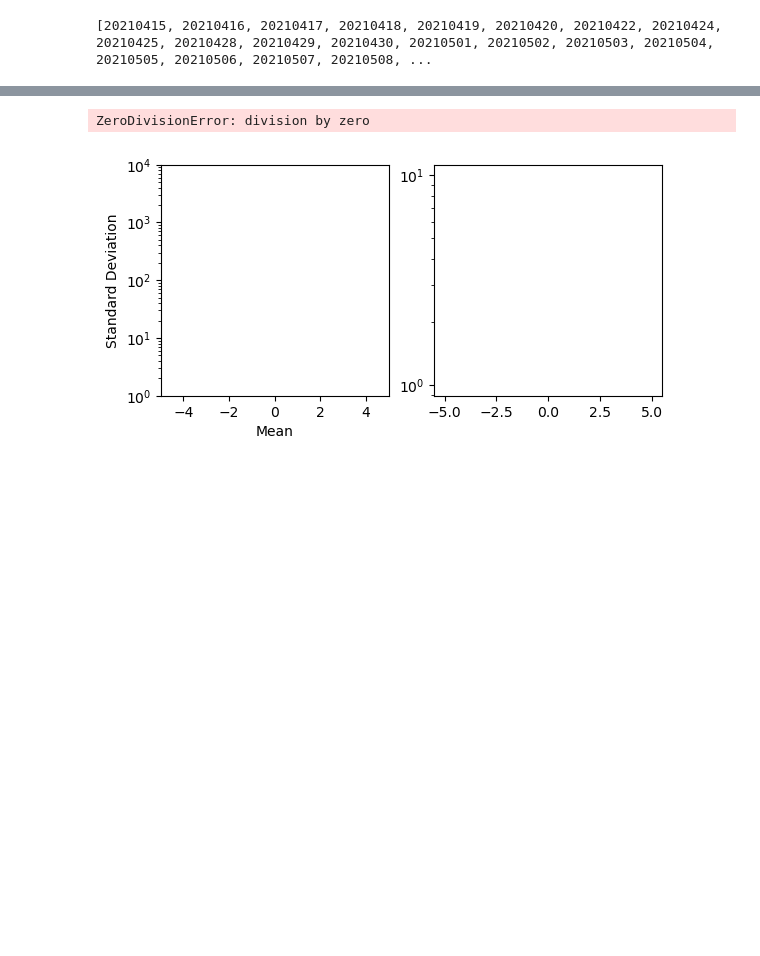
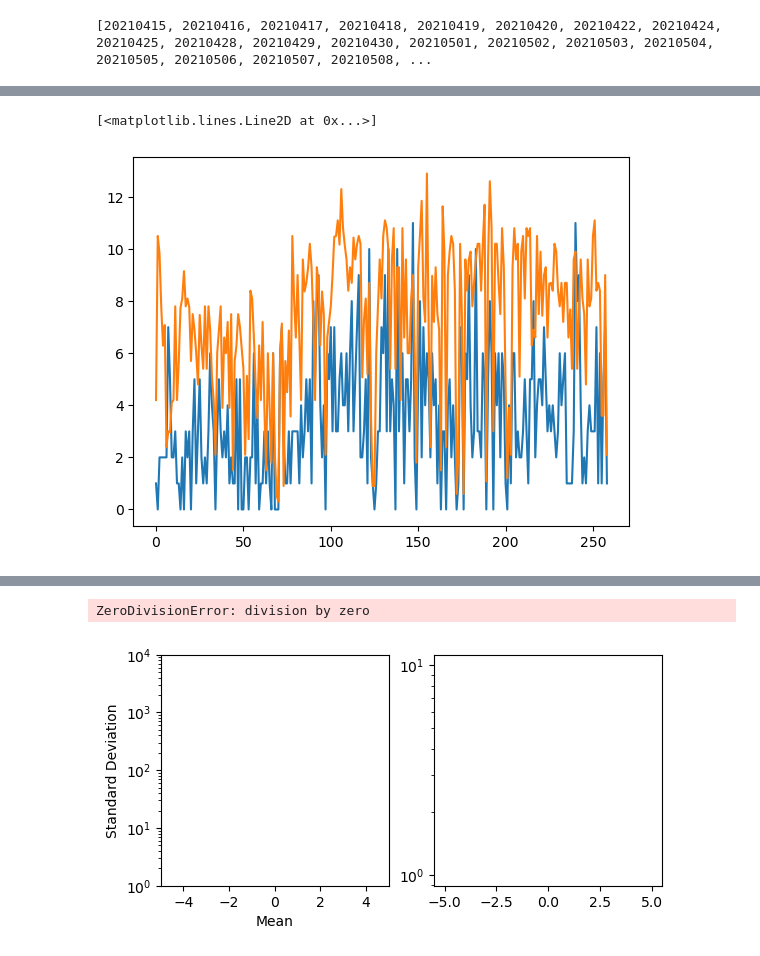
Before and after one commit to forero/desidatavalidation, a Jupyter notebook: nb/compare_sframes.ipynb, the cells around one changed output, grey strips where cells are left out. Cells and saved outputs as stored; diff of their text form; code cells hidden in the pictures; blank space fills up the shorter version.

```diff
--- a/nb/compare_sframes.ipynb
+++ b/nb/compare_sframes.ipynb
@@ -158 +186,9 @@ for date in nights[140:150]:
+# %%
+outlier = outlier[outlier!=None]
+total = total[total!=None]
+plt.plot(outlier)
+plt.plot(total/100)
+# %% [output]
+[<matplotlib.lines.Line2D at 0x...>]
+[figure, added]
 # %%
```
Also changed, not shown: parts of 4 cells of this notebook.
